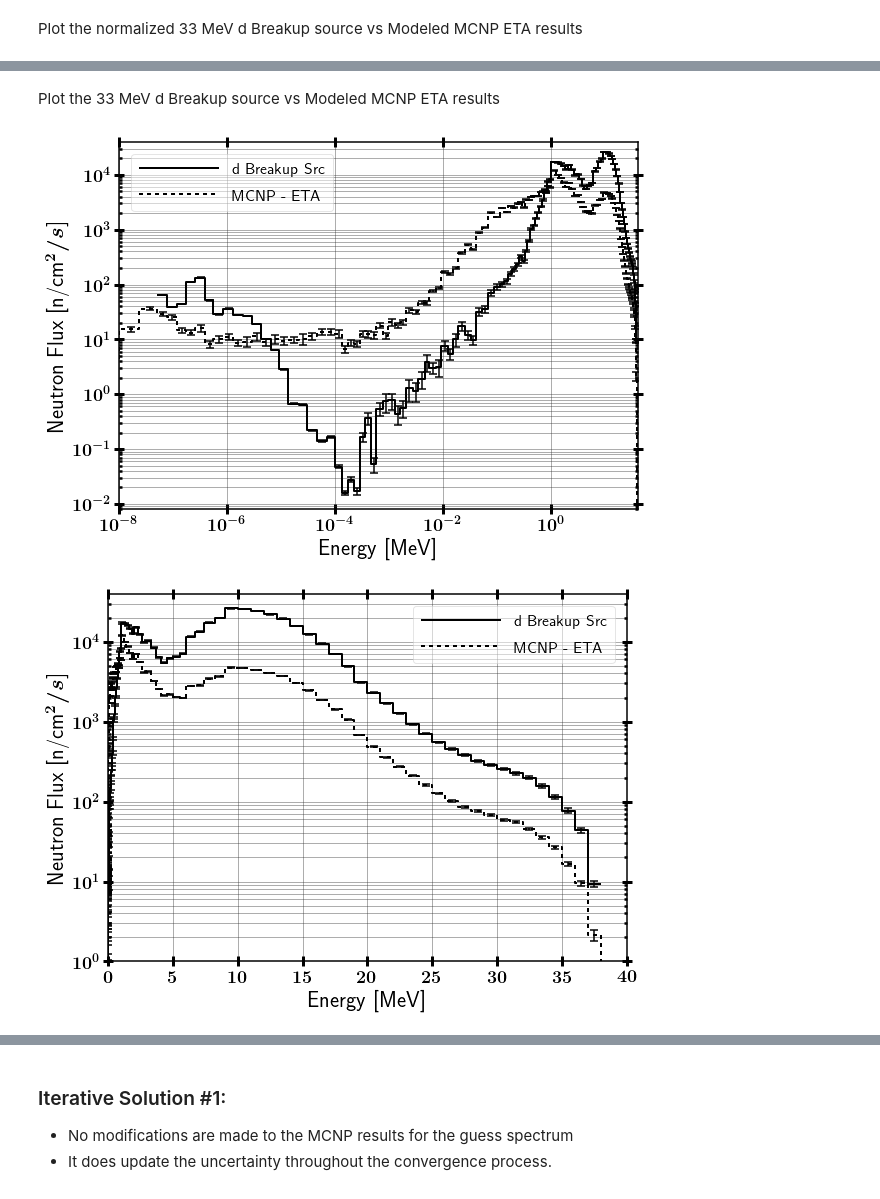
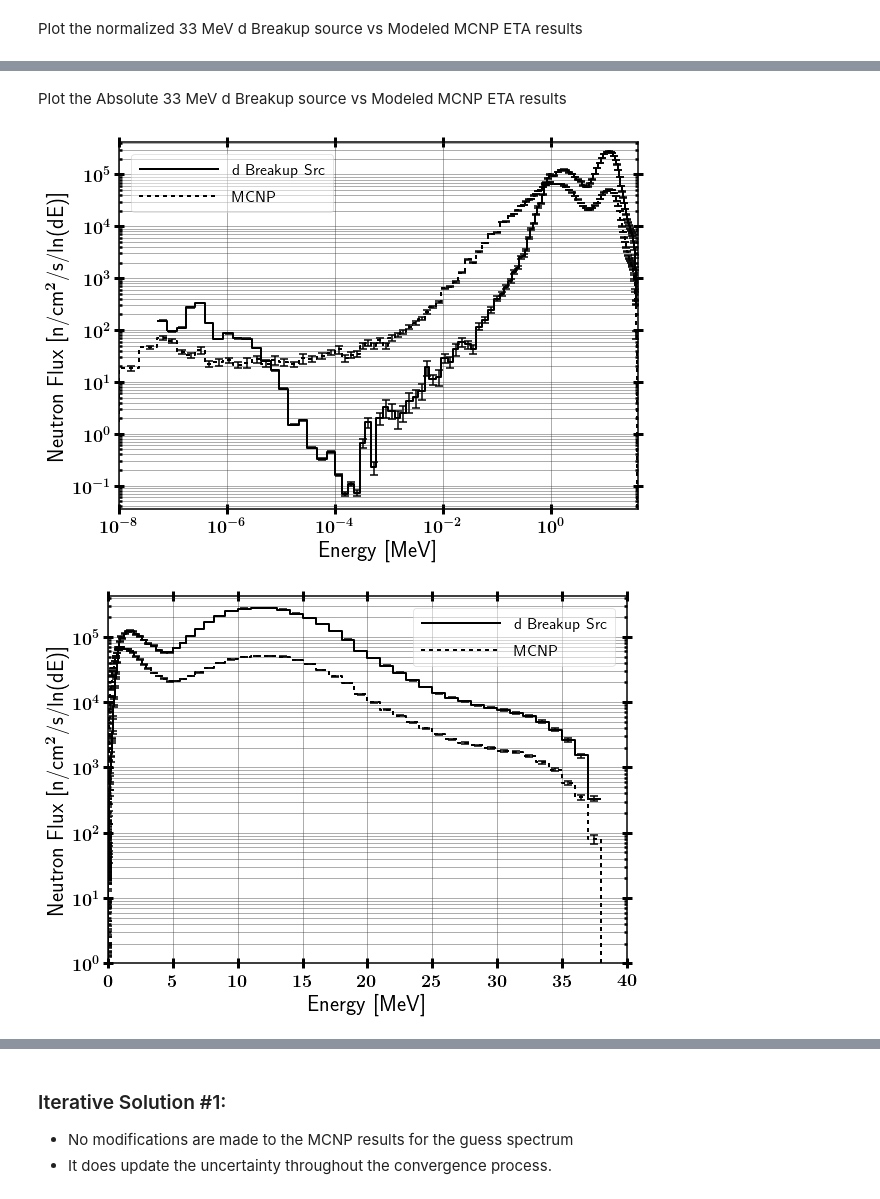
Before and after one commit to 2lambda123/88_Data, a Jupyter notebook: Experiments/Activation/33MeVTa_25Apr/Unfold/ETA/STAYSL_ETA_Input-&-Analysis.ipynb, the cells around one changed output, grey strips where cells are left out. Drawn from its saved outputs; the diff is of its cells as text; code cells hidden in the pictures.

```diff
--- a/Experiments/Activation/33MeVTa_25Apr/Unfold/ETA/STAYSL_ETA_Input-&-Analysis.ipynb
+++ b/Experiments/Activation/33MeVTa_25Apr/Unfold/ETA/STAYSL_ETA_Input-&-Analysis.ipynb
@@ -182,8 +212,15 @@ normFactor = 5.37E9
 tallyFrame['normTally'] = tallyFrame['tally'] * normFactor
 tallyFrame['normUncertainty'] = tallyFrame['uncertainty'] * tallyFrame['normTally']
 mcnpHisto.build_histo(tallyFrame['bin'].tolist(), tallyFrame['normTally'].tolist(),
-                       uncert=tallyFrame['normUncertainty'].tolist(), edgeLoc='up', name='MCNP - ETA')
-mcnpHisto.plot(xMin=1E-6, xMax=40, yMin=1, logX=False, logY=True, includeMarkers=False,
-               title='', xLabel='Energy [MeV]', yLabel='Neutron Flux [n/cm2/s]',
-               savePath=outpath+'33MeVTa_MCNP')
+                       uncert=tallyFrame['normUncertainty'].tolist(), edgeLoc='up', name='MCNP')
+
+tallyFrame['normLethargy'] =  bin_differentiation(tallyFrame['bin'].tolist(), tallyFrame['normTally'].tolist(), 'up', True)
+tallyFrame['normLethargyUncert'] = tallyFrame['uncertainty'] * tallyFrame['normLethargy']
+mcnpLethargyHisto = Histogram()
+mcnpLethargyHisto.build_histo(tallyFrame['bin'].tolist(), tallyFrame['normLethargy'].tolist(),
+                       uncert=tallyFrame['normLethargyUncert'].tolist(), edgeLoc='up', name='MCNP')
+mcnpLethargyHisto.plot(mcnpHisto, xMin=1E-6, xMax=40, yMin=1, logX=False, logY=True, includeMarkers=False,
+              title='Flux vs. Lethargy, Simulated Results',
+              xLabel='Energy [MeV]', yLabel='Neutron Flux [n/cm$^2$/s]',
+              savePath=outpath+'33MeVTa_MCNP')
 # %% [output]
@@ -236,25 +280,25 @@ mcnpBeamNormHisto.plot(mcnpETANormHisto, xMin=0, xMax=25, yMax=0.09, logX=False,
 # %% [markdown]
-Plot the 33 MeV d Breakup source vs Modeled MCNP ETA results
+Plot the Absolute 33 MeV d Breakup source vs Modeled MCNP ETA results
 # %%
-mcnpBeamHisto = Histogram()
-mcnpBeamHisto.build_histo(beamDF['lowE'].tolist(), beamDF['adjFlux'].tolist(),
-                          uncert=(beamDF['adjStd']*beamDF['adjFlux']).tolist(), edgeLoc='low',
+beamHisto = Histogram()
+beamHisto.build_histo(beamDF['lowE'].tolist(), beamDF['adjLethargy'].tolist(),
+                          uncert=beamDF['adjLethargyStd'].tolist(), edgeLoc='low',
                           name='d Breakup Src')
 
-mcnpBeamHisto.plot(mcnpHisto, xMin=1E-8, xMax=40, logX=True, logY=True, legendLoc=2,
-                   includeMarkers=False, title='',
-                   xLabel='Energy [MeV]', yLabel='Neutron Flux [n/cm^2/s]',
-                   savePath=outpath+'33MeVTa_MCNP_Comp_log')
+beamHisto.plot(mcnpLethargyHisto, xMin=1E-8, xMax=40, logX=True, logY=True, legendLoc=2,
+               includeMarkers=False, title='',
+               xLabel='Energy [MeV]', yLabel='Neutron Flux [n/cm$^2$/s/ln(dE)]',
+               savePath=outpath+'33MeVTa_MCNP_Comp_log')
 
-mcnpBeamHisto.plot(mcnpHisto, xMin=1E-3, xMax=40, yMin=1, logX=False, logY=True,
-                   includeMarkers=False, title='',
-                   xLabel='Energy [MeV]', yLabel='Neutron Flux [n/cm^2/s]',
-                   savePath=outpath+'33MeVTa_MCNP_Comp_semilog')
+beamHisto.plot(mcnpLethargyHisto, xMin=1E-3, xMax=40, yMin=1, logX=False, logY=True,
+               includeMarkers=False, title='',
+               xLabel='Energy [MeV]', yLabel='Neutron Flux [n/cm$^2$/s/ln(dE)]',
+               savePath=outpath+'33MeVTa_MCNP_Comp_semilog')
 
-mcnpBeamHisto.plot(mcnpHisto, xMin=0, xMax=40, yMax=5.5E4, logX=False, logY=False,
-                   includeMarkers=False, title='',
-                   xLabel='Energy [MeV]', yLabel='Neutron Flux [n/cm^2/s]',
-                   savePath=outpath+'33MeVTa_MCNP_Comp_lin')
+beamHisto.plot(mcnpLethargyHisto, xMin=0, xMax=40, logX=False, logY=False,
+               includeMarkers=False, title='',
+               xLabel='Energy [MeV]', yLabel='Neutron Flux [n/cm$^2$/s/ln(dE)]',
+               savePath=outpath+'33MeVTa_MCNP_Comp_lin')
 # %% [output]
-[figure, old version]
+[figure, new version]
-[figure, old version]
+[figure, new version]
```
Also changed, not shown: parts of 10 cells of this notebook, 24 other files.
